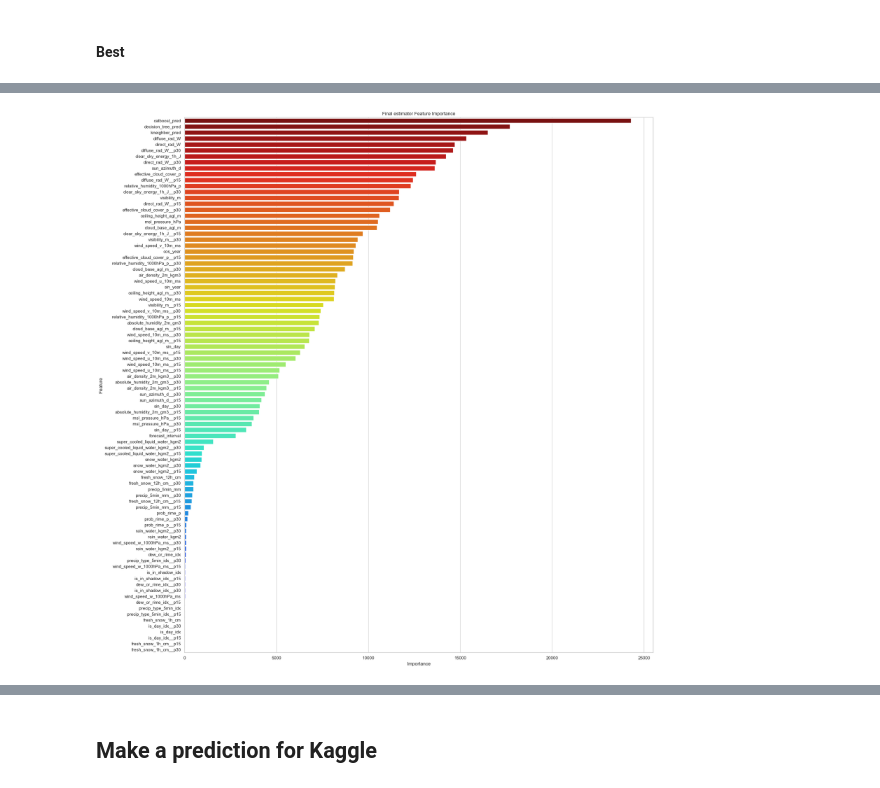
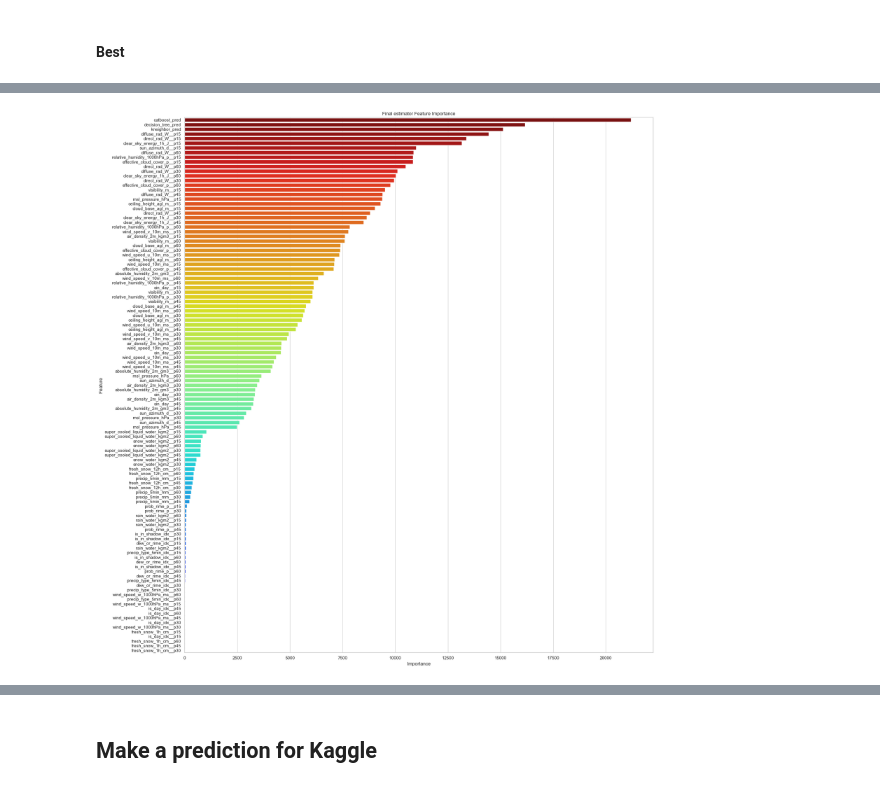
Before and after one commit to hugokerino/Energy-forecasting-NTNU, a Jupyter notebook: data/Noe/Short_notebook_1.ipynb, the cells around one changed output, grey strips where cells are left out. Saved outputs shown, nothing was run; the diff lists cells and outputs as text; code cells hidden in the pictures.

Commit message:
Trained with lag4 future. Ok

```diff
--- a/data/Noe/Short_notebook_1.ipynb
+++ b/data/Noe/Short_notebook_1.ipynb
@@ -950,0 +956,24 @@ def full_data_loader(location,n_lagged_features=3,threshold=0.9,normalization =
+# %%
+LOCATION = 'A'
+n_lagged_features = 4
+threshold = 0.9
+
+# Load seleted and usable data
+X_Train_full,Y_Train_full,X_Test_full,selected_features = full_data_loader(location = LOCATION,
+                                                    n_lagged_features=n_lagged_features,
+                                                    threshold=threshold,
+                                                    normalization = 'minmax',
+                                                    date_encoding=True,
+                                                    verbose=False)
+
+selected_features = filter_features(selected_features,'__p')
+print(f"{len(selected_features)} features selected\n")
+
+# Select the correct columns for the prediction
+X_Train = X_Train_full[selected_features].astype('float32')
+X_Test = X_Test_full[selected_features].astype('float32')
+Y_Train = Y_Train_full.astype('float32')
+
+print(f"{X_Train.shape[0]} points in the training dataset")
+
+print(selected_features)
@@ -978,7 +1012,7 @@ for LOCATION in ['A','B','C']:
                                                         normalization = 'minmax',
                                                         date_encoding=True,
                                                         verbose=False)
-
+    selected_features = filter_features(selected_features,'__p') # remove features at t=0
     print(f"{len(selected_features)} features selected\n")
 
     # Select the correct columns for the prediction
@@ -1030,7 +1064,7 @@ for LOCATION in ['A','B','C']:
 
     # Save model
     from joblib import dump
-    name = 'catboost_kneighbor_dectree_to_lgb_lag2_minmax_FUTURE'
+    name = 'catboost_kneighbor_dectree_to_lgb_lag4_minmax_FUTURE_v2_'
     dump(model, 'Stacked_models/'+name + LOCATION+'.joblib')
     print(f"Training for {LOCATION} finished in {(time.time() - start)/60:.1f} minutes")
 # %% [output]
@@ -1057,28 +1091,28 @@ Training for C finished in 16.9 minutes
 # %%
 from joblib import load
 
-model_name = 'catboost_kneighbor_dectree_to_lgb_lag2_minmax_FUTUREC'
+model_name = 'catboost_kneighbor_dectree_to_lgb_lag4_minmax_FUTURE_v2_C'
 importance_df = pd.DataFrame({'Feature': ['catboost_pred','decision_tree_pred','kneighbor_pred']+selected_features,
                               'Importance': model.final_estimator_.feature_importances_})
 importance_df = importance_df.sort_values(by='Importance', ascending=False)
 
 # Set the style for the plot (optional)
 sns.set(style="whitegrid")
 
 # Create a barplot
 plt.figure(figsize=(20, 20),dpi=100)
 sns.barplot(x='Importance', y='Feature', data=importance_df, palette="jet_r", hue='Feature',width=0.8,gap=2,dodge='auto')
 
 # Customize the plot
 plt.title('Final estimator Feature Importance')
 plt.xlabel('Importance')
 plt.ylabel('Feature')
 plt.tight_layout()
 
 # Show the plot
 plt.show()
 # %% [output]
-[figure, old version]
+[figure, new version]
 # %%
 from joblib import load
 
```
Also changed, not shown: parts of 8 cells of this notebook, 4 other files.
